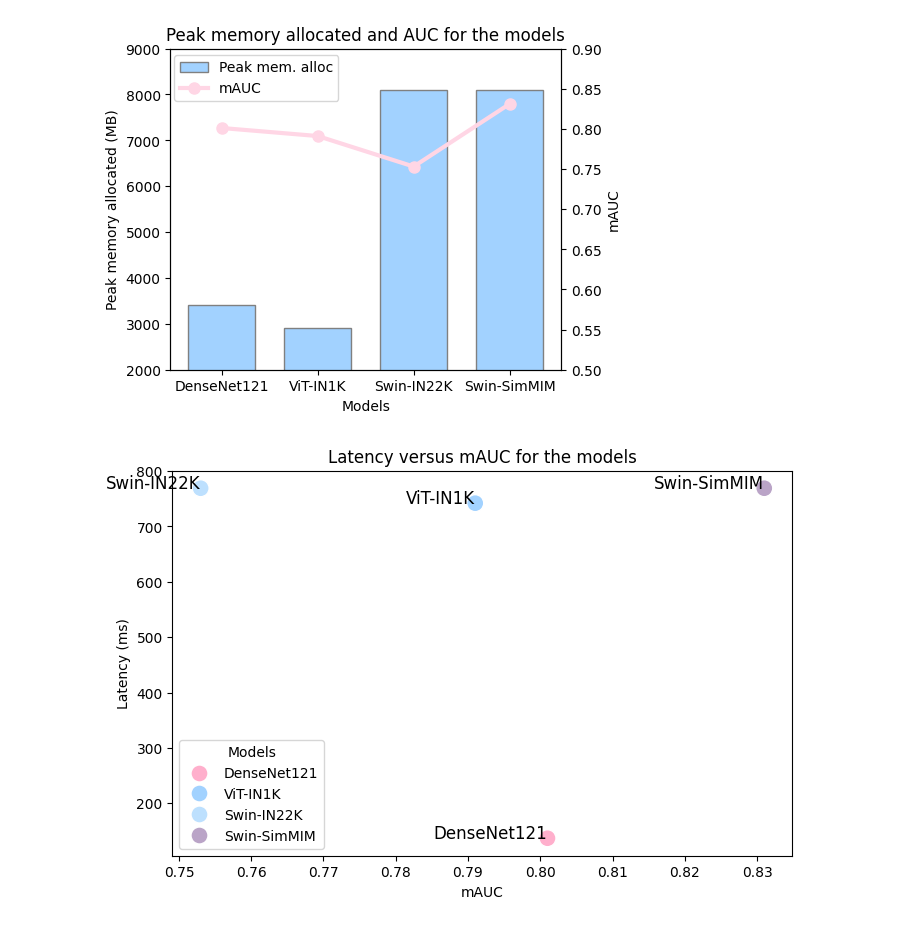
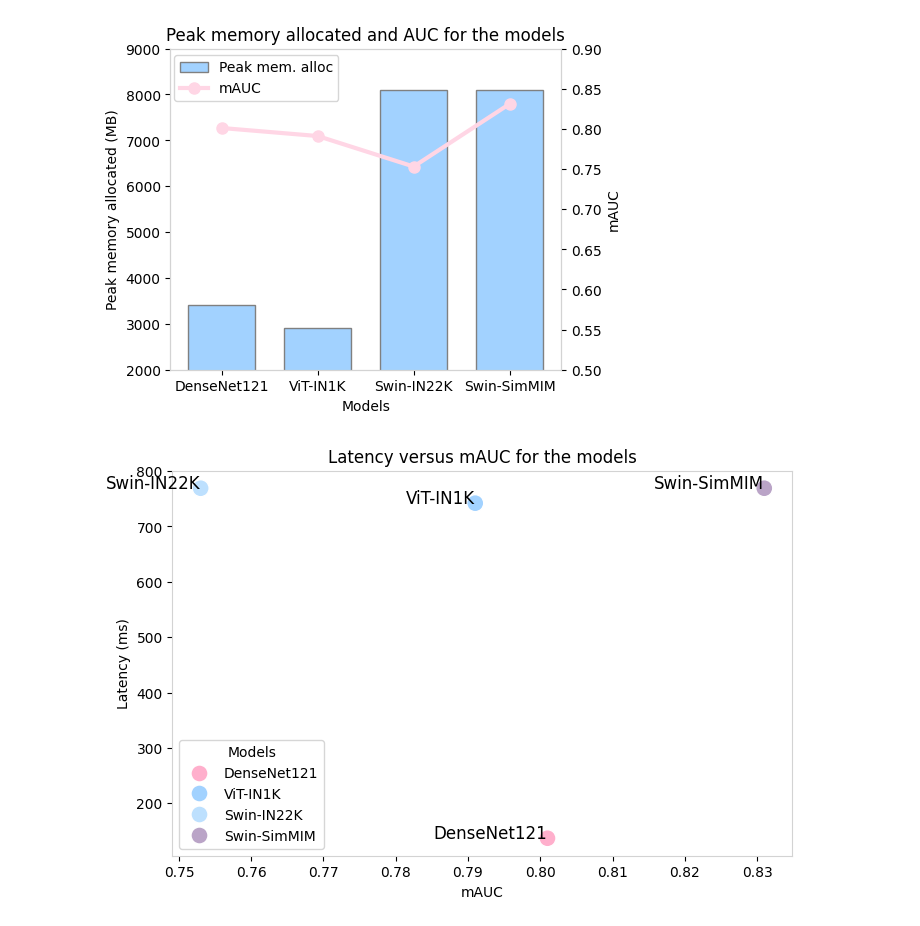
Before and after one commit to taheeraahmed/master-thesis, a Jupyter notebook: 01-multi-label/notebook/evaluation/evaluation-results.ipynb, the cells around one changed output. Drawn from its saved outputs; the diff is of its cells as text; code cells hidden in the pictures.

```diff
--- a/01-multi-label/notebook/evaluation/evaluation-results.ipynb
+++ b/01-multi-label/notebook/evaluation/evaluation-results.ipynb
@@ -63,29 +69,43 @@ ax2.set_ylim(0.5, 0.9)
 fig.tight_layout()
 fig.legend(loc='upper left', bbox_to_anchor=(0.14,0.95))
 
+for spine in ax1.spines.values():
+    spine.set_edgecolor('lightgrey')
+for spine in ax2.spines.values():
+    spine.set_edgecolor('lightgrey')
+
+
 plt.title('Peak memory allocated and AUC for the models')
 plt.savefig("peak-mem-alloc-auc.png")
 # %% [output]
-[figure, old version]
+[figure, new version]
 # %%
 # Colors
 
 # Plotting latency against AUC
 plt.figure(figsize=(8, 5))
 
 # Scatter plot
 sns.scatterplot(x=auc_values, y=latency_values, hue=models, palette=colors, s=150)
 
 # Adding labels for each point
 for i, model in enumerate(models):
     plt.text(auc_values[i], latency_values[i], model, fontsize=12, ha='right')
 
 plt.xlabel('mAUC')
 plt.ylabel('Latency (ms)')
 plt.title('Latency versus mAUC for the models')
 plt.legend(title='Models')
 
+# Set spines to light gray
+ax = plt.gca()
+ax.spines['top'].set_color('lightgray')
+ax.spines['bottom'].set_color('lightgray')
+ax.spines['left'].set_color('lightgray')
+ax.spines['right'].set_color('lightgray')
+
+
 plt.savefig("latency-vs-auc.png")
 # %% [output]
-[figure, old version]
+[figure, new version]
 # %%
```
Also changed, not shown: parts of 4 cells of this notebook, 33 other files.
